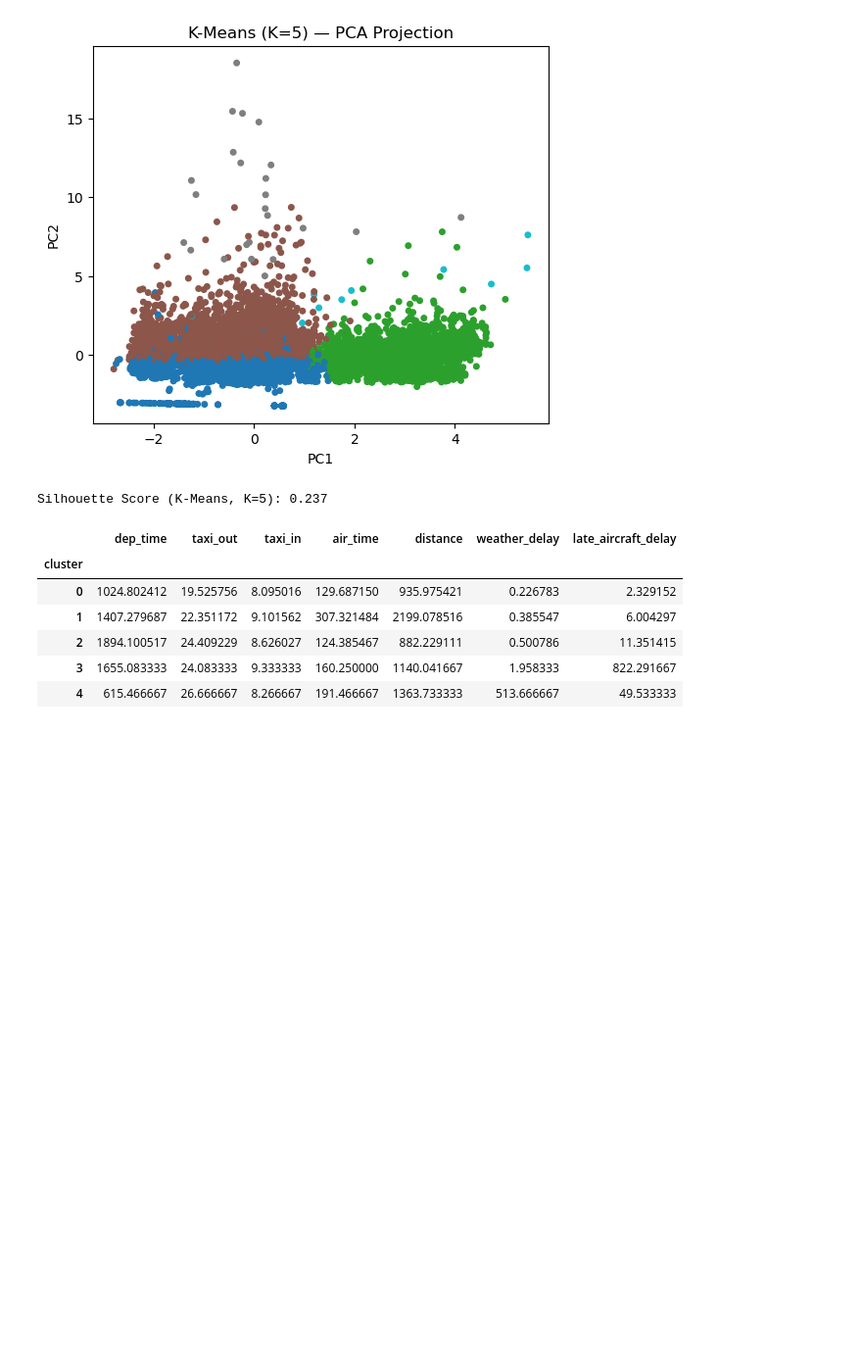
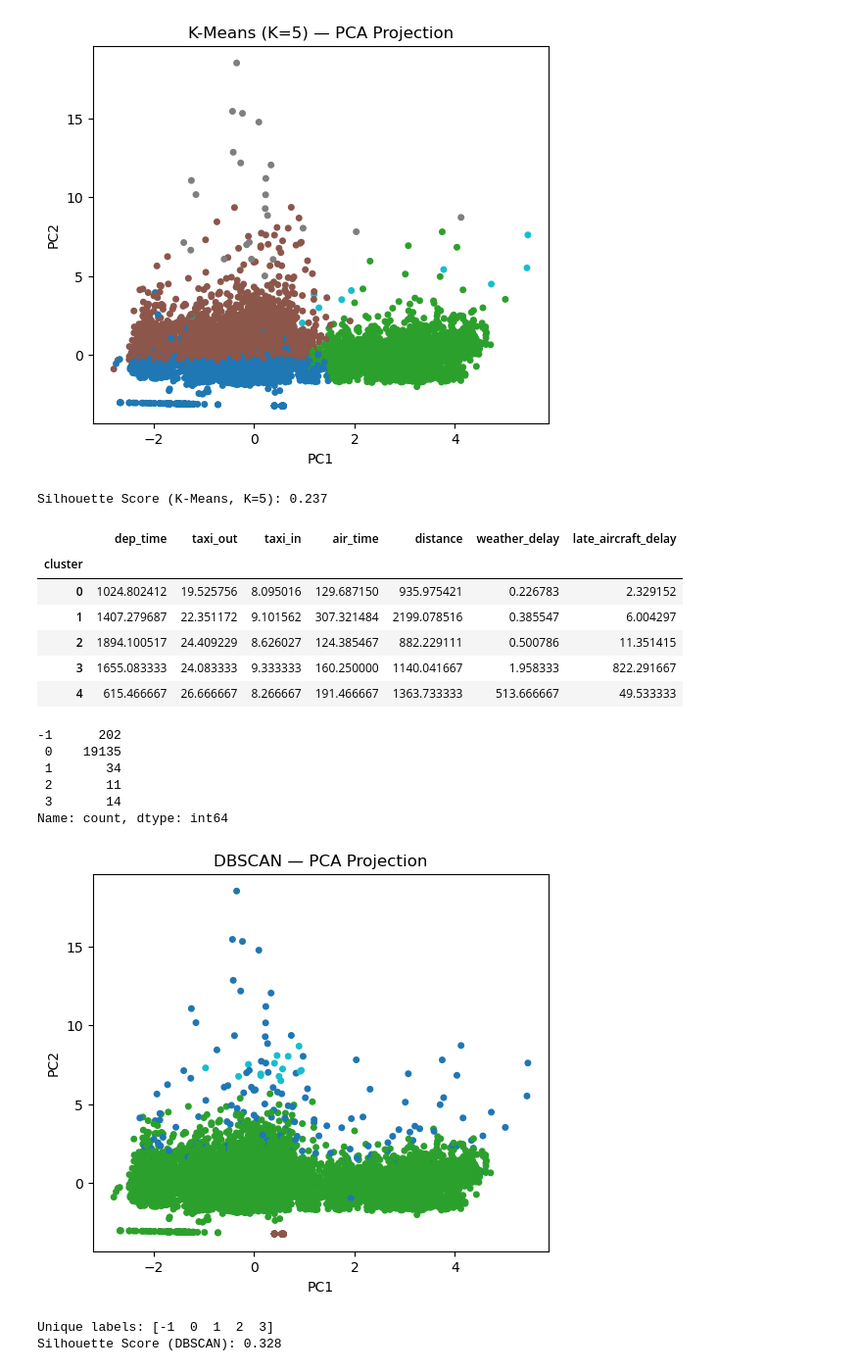
Before and after one commit to CFarron/CAP_3764_2026_Spring_Team_2, a Jupyter notebook: notebooks/clustering_model.ipynb, the cells around one changed output. Shown at 98% size. Saved outputs shown, nothing was run; the diff lists cells and outputs as text; code cells hidden in the pictures; blank space fills up the shorter version.

Commit message:
Added DBSCAN model

```diff
--- a/notebooks/clustering_model.ipynb
+++ b/notebooks/clustering_model.ipynb
@@ -86,3 +86,46 @@ df.groupby('cluster')[features].mean()
 | 2 | 1894.100517 | 24.409229 | 8.626027 | 124.385467 | 882.229111 | 0.500786 | 11.351415 |
 | 3 | 1655.083333 | 24.083333 | 9.333333 | 160.250000 | 1140.041667 | 1.958333 | 822.291667 |
 | 4 | 615.466667 | 26.666667 | 8.266667 | 191.466667 | 1363.733333 | 513.666667 | 49.533333 |
+# %%
+# Run DBSCAN on scaled original features
+db = DBSCAN(eps=1.5, min_samples=5)
+labels_db = db.fit_predict(X_scaled)
+
+# Save labels
+df['db_cluster'] = labels_db
+
+# Counts
+print(pd.Series(labels_db).value_counts().sort_index())
+
+# Plot using PCA coordinates
+plt.figure(figsize=(6,5))
+plt.scatter(X_pca[:,0], X_pca[:,1], c=labels_db, s=16, cmap='tab10')
+plt.title("DBSCAN — PCA Projection")
+plt.xlabel("PC1")
+plt.ylabel("PC2")
+plt.show()
+
+# Silhouette score only if valid
+unique_labels = np.unique(labels_db)
+non_noise_clusters = [x for x in unique_labels if x != -1]
+
+print("Unique labels:", unique_labels)
+
+if len(non_noise_clusters) >= 2:
+    mask = labels_db != -1
+    print(
+        "Silhouette Score (DBSCAN):",
+        round(silhouette_score(X_scaled[mask], labels_db[mask]), 3)
+    )
+else:
+    print("Silhouette Score (DBSCAN): undefined (fewer than 2 non-noise clusters)")
+# %% [output]
+-1      202
+ 0    19135
+ 1       34
+ 2       11
+ 3       14
+Name: count, dtype: int64
+[figure, added]
+Unique labels: [-1  0  1  2  3]
+Silhouette Score (DBSCAN): 0.328
```
Also changed, not shown: parts of 2 cells of this notebook.
